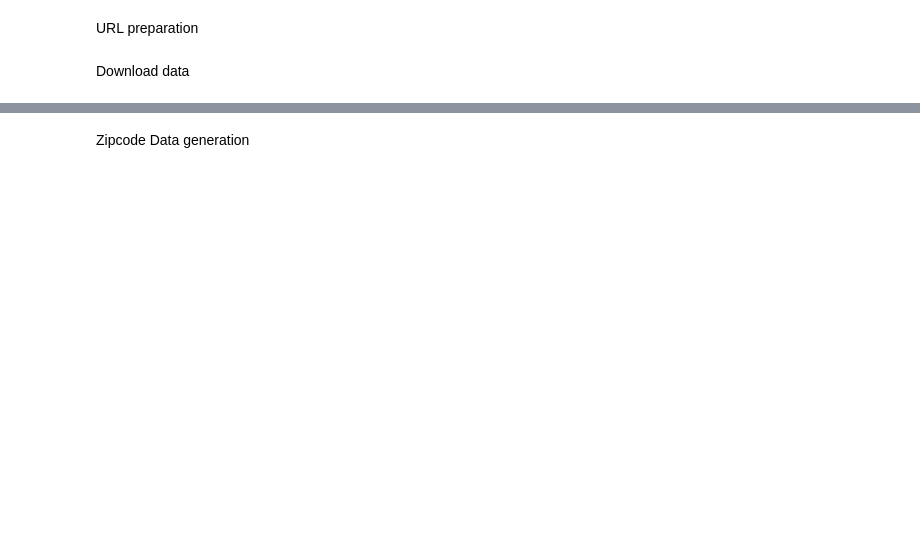
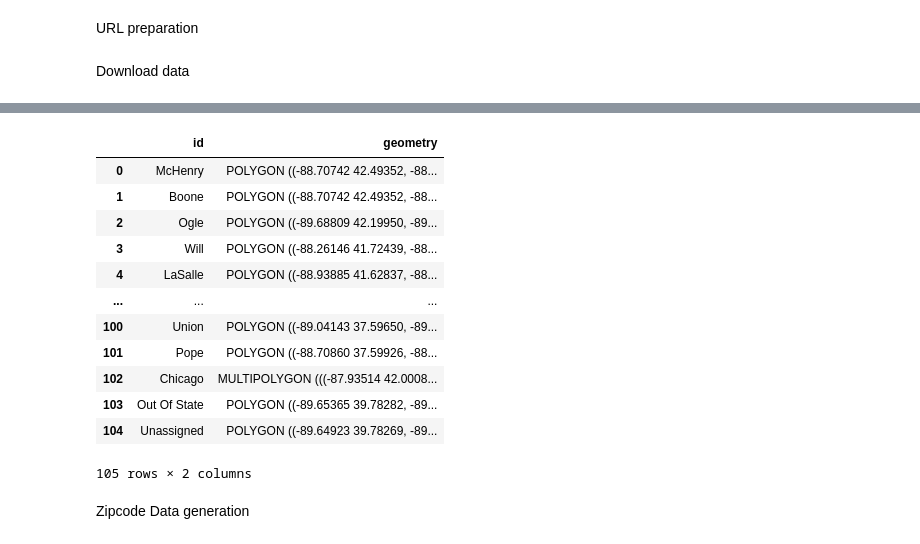
Before and after one commit to cybergis/wherecovid19_webapp, a Jupyter notebook: preprocessing/illinois/extract_zipcode.ipynb, the cells around one changed output, grey strips where cells are left out. Drawn from its saved outputs; the diff is of its cells as text; code cells hidden in the pictures; blank space fills up the shorter version.

```diff
--- a/preprocessing/illinois/extract_zipcode.ipynb
+++ b/preprocessing/illinois/extract_zipcode.ipynb
@@ -49,3 +72,19 @@ county_gpd = county_geometry[['id','geometry']]
+# %%
+county_gpd
+# %% [output]
+|  | id | geometry |
+| 0 | McHenry | POLYGON ((-88.70742 42.49352, -88... |
+| 1 | Boone | POLYGON ((-88.70742 42.49352, -88... |
+| 2 | Ogle | POLYGON ((-89.68809 42.19950, -89... |
+| 3 | Will | POLYGON ((-88.26146 41.72439, -88... |
+| 4 | LaSalle | POLYGON ((-88.93885 41.62837, -88... |
+| ... | ... | ... |
+| 100 | Union | POLYGON ((-89.04143 37.59650, -89... |
+| 101 | Pope | POLYGON ((-88.70860 37.59926, -88... |
+| 102 | Chicago | MULTIPOLYGON (((-87.93514 42.0008... |
+| 103 | Out Of State | POLYGON ((-89.65365 39.78282, -89... |
+| 104 | Unassigned | POLYGON ((-89.64923 39.78269, -89... |
+105 rows × 2 columns
 # %% [markdown]
 Zipcode Data generation
 # %%
```
Also changed, not shown: parts of 12 cells of this notebook.
